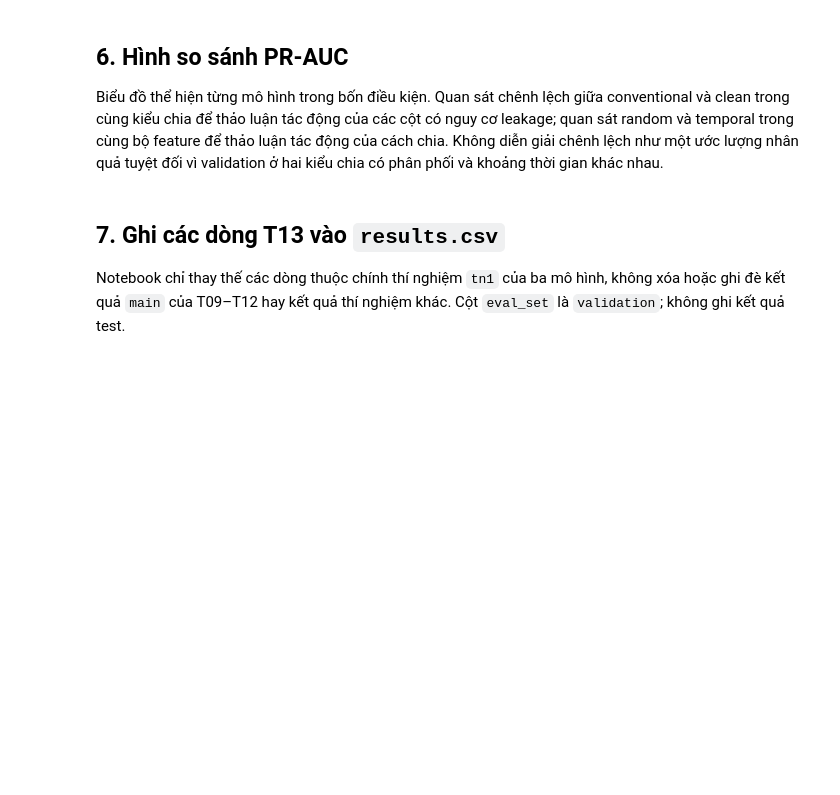
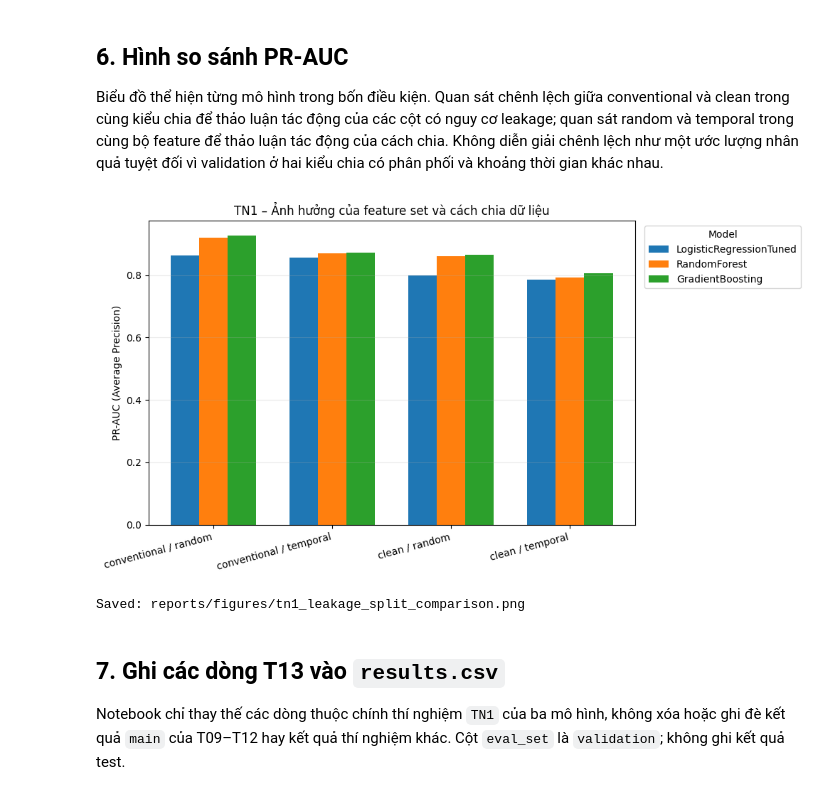
Before and after one commit to trantrungquy610/HotelBookingML, a Jupyter notebook: notebooks/07_tn1_leakage_split.ipynb, the cells around one changed output. Saved outputs shown, nothing was run; the diff lists cells and outputs as text; code cells hidden in the pictures; blank space fills up the shorter version.

```diff
--- a/notebooks/07_tn1_leakage_split.ipynb
+++ b/notebooks/07_tn1_leakage_split.ipynb
@@ -224,7 +250,7 @@ for split_name in SPLIT_NAMES:
 
             result_rows.append({
                 "model_name": model_name,
-                "experiment": "tn1",
+                "experiment": "TN1",
                 "feature_set": feature_set,
                 "split": split_name,
                 "train_hotel": "all",
@@ -277,38 +341,41 @@ Biểu đồ thể hiện từng mô hình trong bốn điều kiện. Quan sát
 # %%
 plot_data = results_tn1.copy()
 plot_data["condition"] = plot_data["feature_set"] + " / " + plot_data["split"]
 conditions = ["conventional / random", "conventional / temporal", "clean / random", "clean / temporal"]
 models = MODEL_NAMES
 x = np.arange(len(conditions))
 width = 0.24
 
 fig, ax = plt.subplots(figsize=(10, 5.5))
 for i, model_name in enumerate(models):
     values = [
         plot_data.loc[
             (plot_data["model_name"] == model_name)
             & (plot_data["condition"] == condition),
             "average_precision",
         ].iloc[0]
         for condition in conditions
     ]
     ax.bar(x + (i - 1) * width, values, width, label=model_name)
 
 ax.set_xticks(x)
 ax.set_xticklabels(conditions, rotation=15, ha="right")
 ax.set_ylabel("PR-AUC (Average Precision)")
 ax.set_title("TN1 – Ảnh hưởng của feature set và cách chia dữ liệu")
-ax.legend(title="Model")
+ax.legend(title="Model", loc="upper left", bbox_to_anchor=(1.01, 1))
 ax.grid(axis="y", alpha=0.25)
 fig.tight_layout()
 figure_path = FIGURES_DIR / "tn1_leakage_split_comparison.png"
 fig.savefig(figure_path, dpi=160, bbox_inches="tight")
 plt.show()
 print("Saved:", figure_path.relative_to(PROJECT_ROOT).as_posix())
+# %% [output]
+[figure, added]
+Saved: reports/figures/tn1_leakage_split_comparison.png
 # %% [markdown]
 ## 7. Ghi các dòng T13 vào `results.csv`
 
-Notebook chỉ thay thế các dòng thuộc chính thí nghiệm `tn1` của ba mô hình, không xóa hoặc ghi đè kết quả `main` của T09–T12 hay kết quả thí nghiệm khác. Cột `eval_set` là `validation`; không ghi kết quả test.
+Notebook chỉ thay thế các dòng thuộc chính thí nghiệm `TN1` của ba mô hình, không xóa hoặc ghi đè kết quả `main` của T09–T12 hay kết quả thí nghiệm khác. Cột `eval_set` là `validation`; không ghi kết quả test.
 # %%
 if RESULTS_PATH.exists() and RESULTS_PATH.stat().st_size > 0:
     existing = pd.read_csv(RESULTS_PATH, dtype=str, keep_default_na=False)
```
Also changed, not shown: parts of 9 cells of this notebook, 4 other files.
